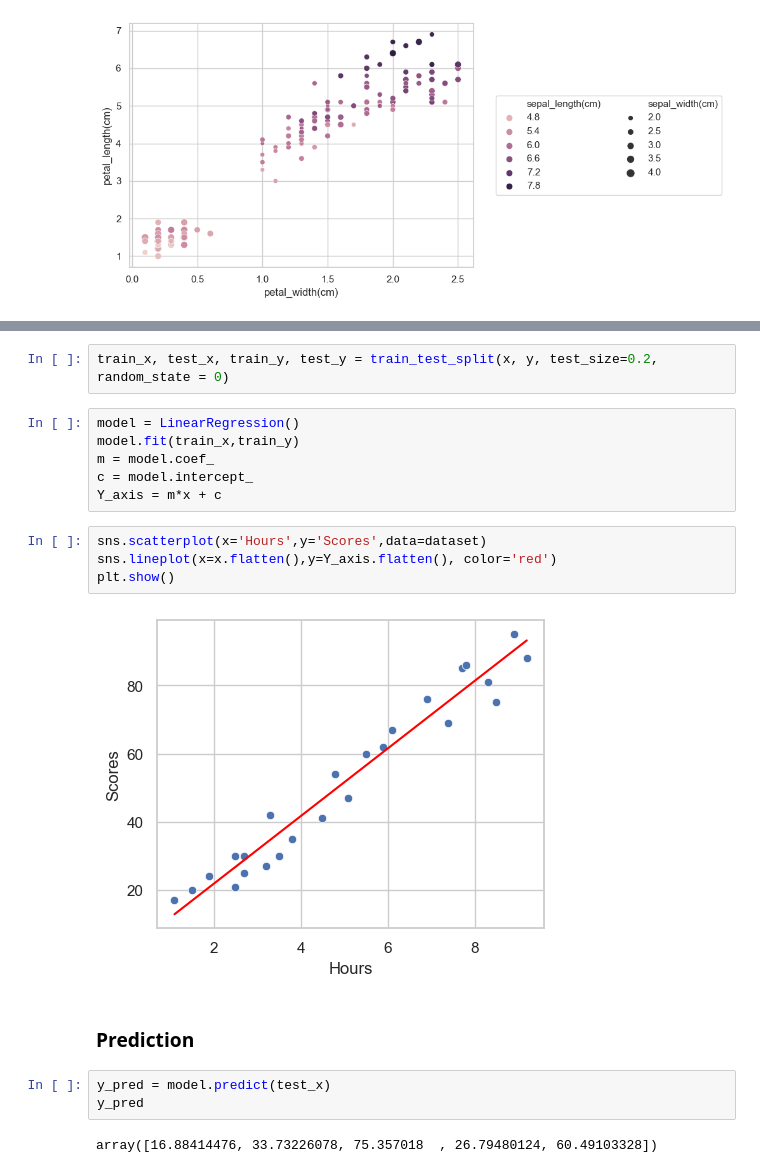
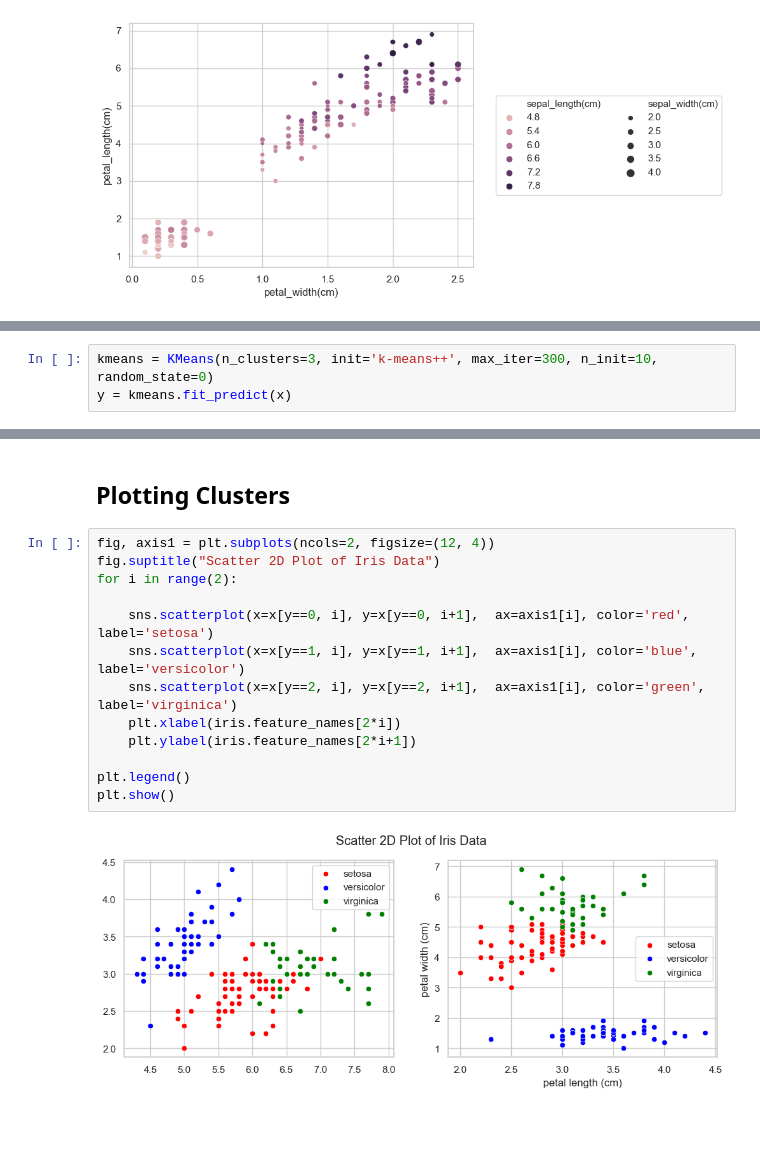
Before and after one commit to umar-anzar/spark-foundation-internship-datascience, a Jupyter notebook: Task2/PredictionUsingUnsupervisedML.ipynb, the cells around one changed output, grey strips where cells are left out. Saved outputs shown, nothing was run; the diff lists cells and outputs as text; blank space fills up the shorter version.

```diff
--- a/Task2/PredictionUsingUnsupervisedML.ipynb
+++ b/Task2/PredictionUsingUnsupervisedML.ipynb
@@ -160 +165,4 @@ Data is split into two sets: training and testing data. The model is trained on
+# %%
+kmeans = KMeans(n_clusters=3, init='k-means++', max_iter=300, n_init=10, random_state=0)
+y = kmeans.fit_predict(x)
 # %% [markdown]
@@ -162,21 +174,17 @@ Data is split into two sets: training and testing data. The model is trained on
+# %% [markdown]
+## Plotting Clusters
 # %%
-train_x, test_x, train_y, test_y = train_test_split(x, y, test_size=0.2, random_state = 0)
+fig, axis1 = plt.subplots(ncols=2, figsize=(12, 4))
+fig.suptitle("Scatter 2D Plot of Iris Data")
+for i in range(2):
+
+    sns.scatterplot(x=x[y==0, i], y=x[y==0, i+1],  ax=axis1[i], color='red', label='setosa')
+    sns.scatterplot(x=x[y==1, i], y=x[y==1, i+1],  ax=axis1[i], color='blue', label='versicolor')
+    sns.scatterplot(x=x[y==2, i], y=x[y==2, i+1],  ax=axis1[i], color='green', label='virginica')
+    plt.xlabel(iris.feature_names[2*i])
+    plt.ylabel(iris.feature_names[2*i+1])
+
+plt.legend()
+plt.show()
+# %% [output]
+[figure, added]
-# %%
-model = LinearRegression()
-model.fit(train_x,train_y)
-m = model.coef_
-c = model.intercept_
-Y_axis = m*x + c
-# %%
-sns.scatterplot(x='Hours',y='Scores',data=dataset)
-sns.lineplot(x=x.flatten(),y=Y_axis.flatten(), color='red')
-plt.show()
-# %% [output]
-[figure, removed]
-# %% [markdown]
-### Prediction
-# %%
-y_pred = model.predict(test_x)
-y_pred
-# %% [output]
-array([16.88414476, 33.73226078, 75.357018  , 26.79480124, 60.49103328])
```
Also changed, not shown: parts of 32 cells of this notebook.
